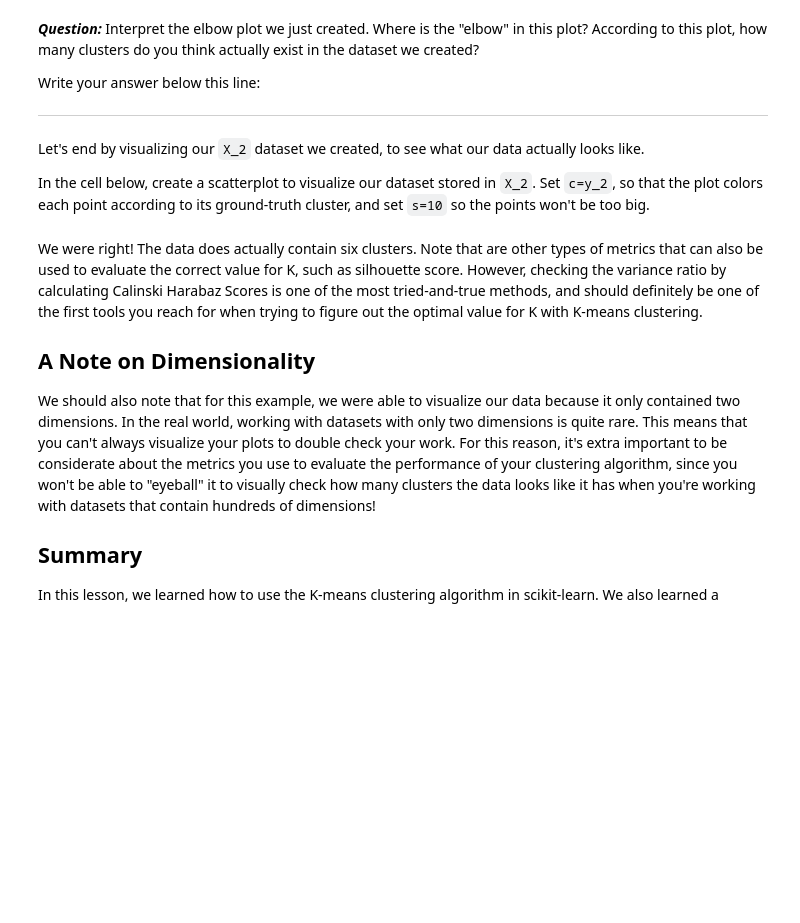
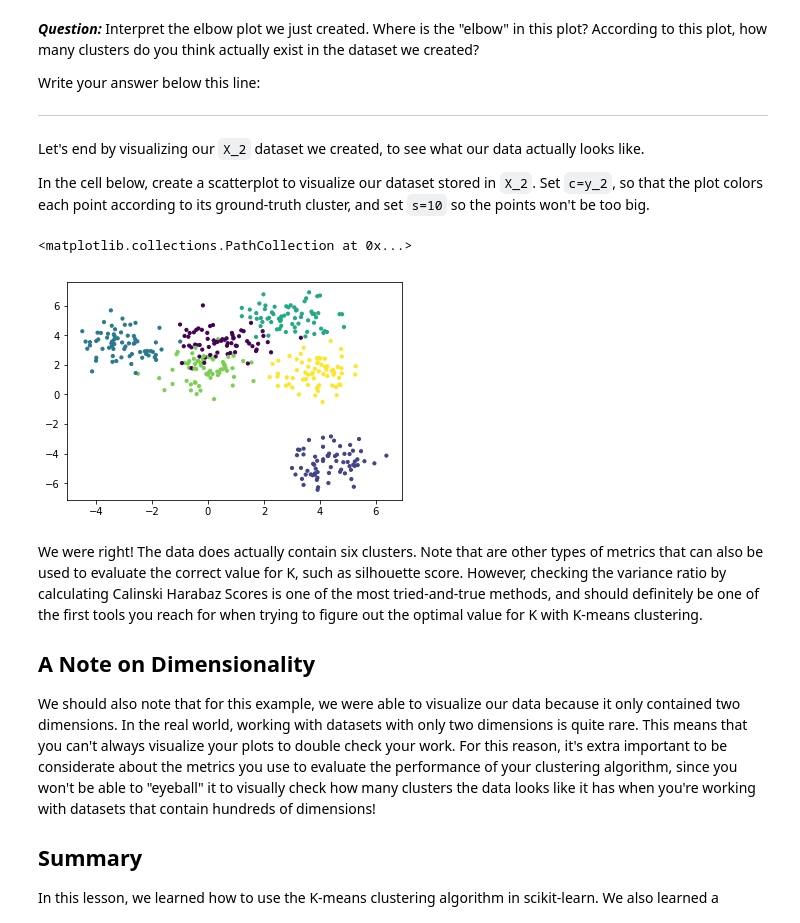
Before and after one commit to agaujean9/dsc-3-35-04-k-means-clustering-lab-nyc-ds-career-012819, a Jupyter notebook: index.ipynb, the cells around one changed output. Saved outputs shown, nothing was run; the diff lists cells and outputs as text; code cells hidden in the pictures; blank space fills up the shorter version.

```diff
--- a/index.ipynb
+++ b/index.ipynb
@@ -248,6 +253,11 @@ _______________________________________________________________________________
 Let's end by visualizing our `X_2` dataset we created, to see what our data actually looks like.
 
 In the cell below, create a scatterplot to visualize our dataset stored in `X_2`. Set `c=y_2`, so that the plot colors each point according to its ground-truth cluster, and set `s=10` so the points won't be too big.
+# %%
+plt.scatter(X_2[:, 0], X_2[:, 1], c=y_2, s=10)
+# %% [output]
+<matplotlib.collections.PathCollection at 0x...>
+[figure, added]
 # %% [markdown]
 We were right! The data does actually contain six clusters. Note that are other types of metrics that can also be used to evaluate the correct value for K, such as silhouette score. However, checking the variance ratio by calculating Calinski Harabaz Scores is one of the most tried-and-true methods, and should definitely be one of the first tools you reach for when trying to figure out the optimal value for K with K-means clustering.
 
```
Also changed, not shown: parts of 2 cells of this notebook.
